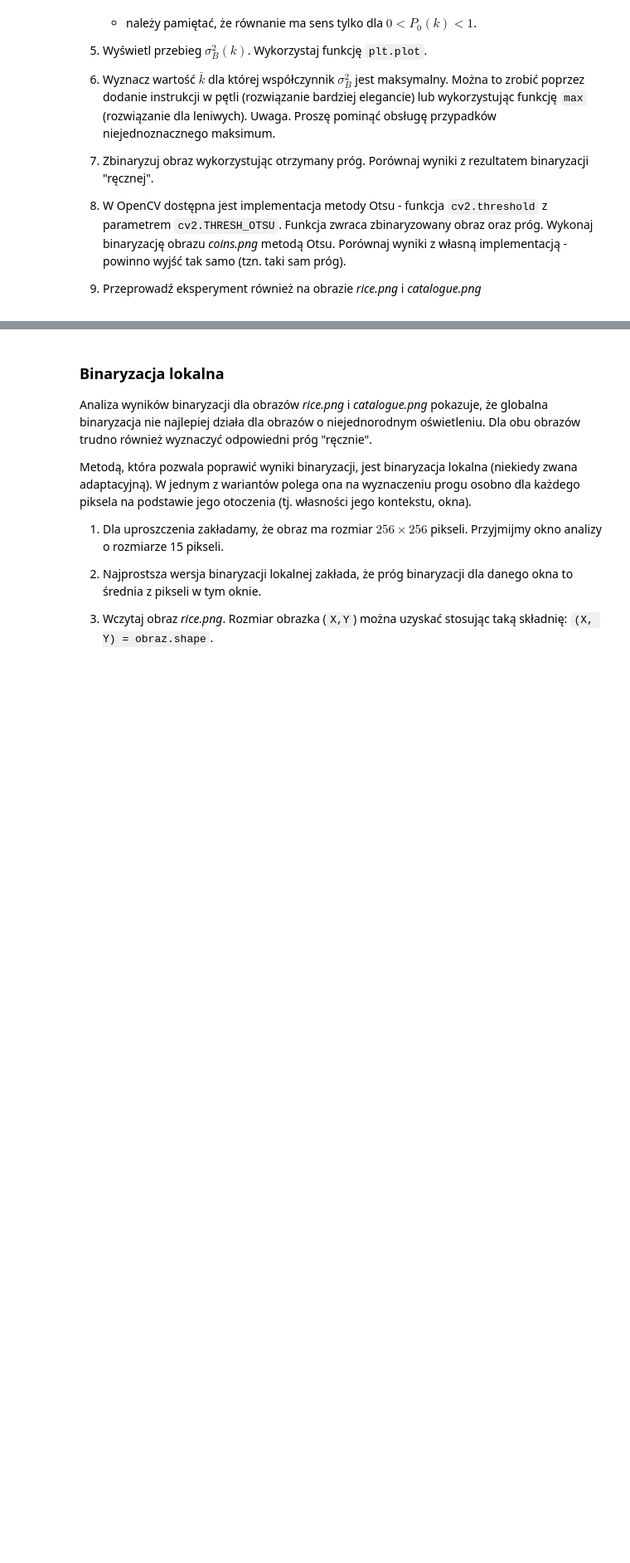
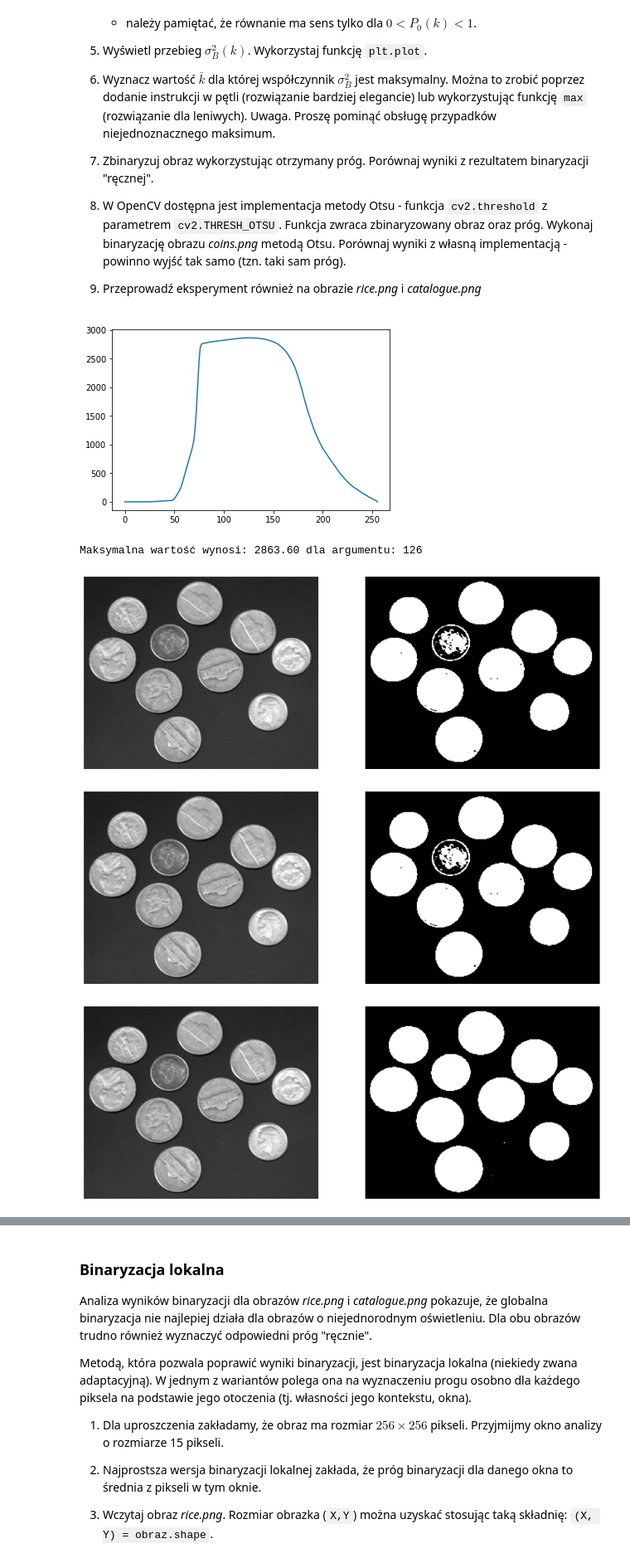
Before and after one commit to prz-ziaja/sem5, a Jupyter notebook: poc/lab04/04_thresholding.ipynb, the cells around one changed output, grey strips where cells are left out. Shown at 83% size. Cells and saved outputs as stored; diff of their text form; code cells hidden in the pictures; blank space fills up the shorter version.

Commit message:
OTSU algorithm added

```diff
--- a/poc/lab04/04_thresholding.ipynb
+++ b/poc/lab04/04_thresholding.ipynb
@@ -82,8 +82,8 @@ Na podstawie histogramu wyznacz próg i wykonaj binaryzację:
 
 Uwaga. Proszę powyższą funkcjonalność zaimplementować jako funkcję, gdyż przyda się w dalszej części ćwiczenia.
 # %%
-def img_binaryzation(img,threshold):
-    ret, thresh = cv2.threshold(img,threshold,255,cv2.THRESH_BINARY)
+def img_binaryzation(img,threshold,method=cv2.THRESH_BINARY):
+    ret, thresh = cv2.threshold(img,threshold,255,method)
     fig, axs = plt.subplots(1, 2)
     fig.set_size_inches(15, 10)
     axs[0].imshow(img, 'gray')
@@ -360,3 +360,45 @@ Zadanie: wykorzystując podane powyżej informacje należy zaimplementować meto
       Porównaj wyniki z własną implementacją - powinno wyjść tak samo (tzn. taki sam próg).
 
 9. Przeprowadź eksperyment również na obrazie _rice.png_ i _catalogue.png_
+# %%
+def show_img_and_norm_hist(img):
+    img_hist = cv2.calcHist([img], [0], None, [256], [0,256])
+    img_hist_norm = img_hist / np.sum(img_hist)
+    fig, axs = plt.subplots(1,2)
+    fig.set_size_inches(15,5)
+    axs[0].imshow(img,'gray')
+    axs[0].axis('off')
+    axs[1].plot(img_hist_norm)
+    plt.show()
+    return img_hist_norm
+
+def otsu_threshold(img, nof_channels=256):
+    mean_g = np.mean(img)
+    sigma2_b = np.zeros((nof_channels,1))
+    hist = cv2.calcHist([img],[0],None,[nof_channels],[0,nof_channels])
+    hist_norm = hist / np.sum(hist)
+    cumulated = cum_hist(hist)
+    m_k = 0
+    for k in range(1,nof_channels):
+        m_k += k*hist_norm[k,0]
+        P0_k = cumulated[k,0]
+        if P0_k>0 and P0_k<1:
+            sigma2_b[k,0] = np.square(mean_g*P0_k-m_k)/(P0_k*(1-P0_k))
+    return sigma2_b
+
+otsu = otsu_threshold(coins)
+plt.plot(otsu)
+plt.show()
+print(f'Maksymalna wartość wynosi: {np.max(otsu):.2f} dla argumentu: {np.argmax(otsu)}')
+# autorska implementacja OTSU
+_ = img_binaryzation(coins, np.argmax(otsu))
+# cv2 OTSU
+_ = img_binaryzation(coins, 0, cv2.THRESH_OTSU)
+# ręczne dostrojenie
+_ = img_binaryzation(coins, 80)
+# %% [output]
+[figure, added]
+Maksymalna wartość wynosi: 2863.60 dla argumentu: 126
+[figure, added]
+[figure, added]
+[figure, added]
```
Also changed, not shown: parts of 1 cell of this notebook.
